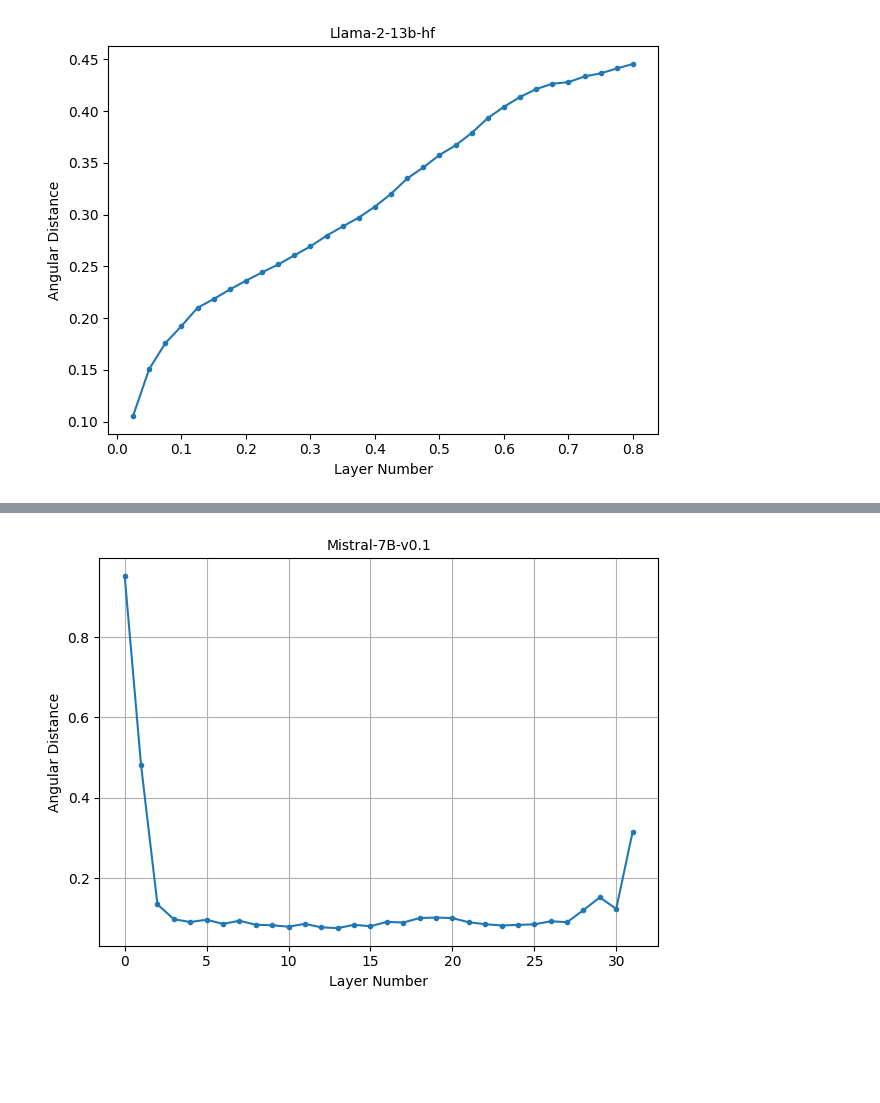
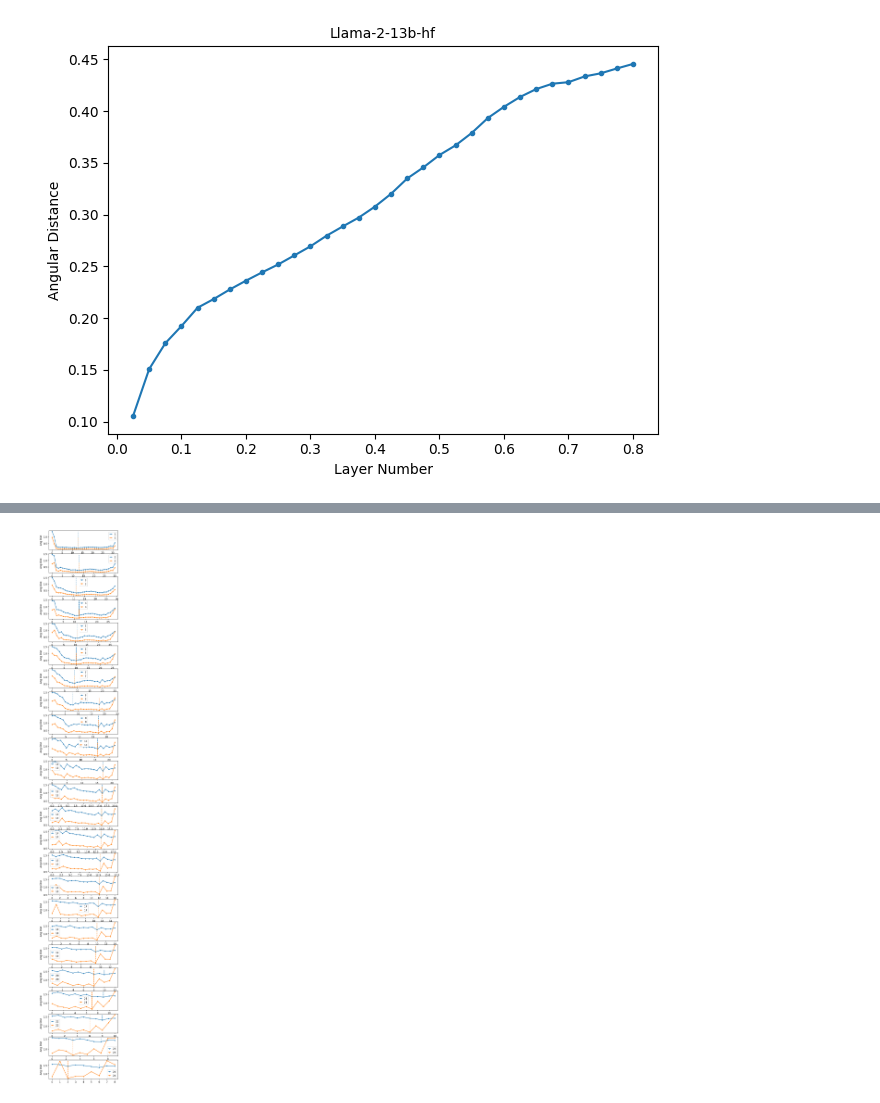
Before and after one commit to hassan-shap/llm-benchmarks, a Jupyter notebook: benchmarks_aws/cossim/pp_cossim.ipynb, the cells around one changed output, grey strips where cells are left out. Drawn from its saved outputs; the diff is of its cells as text; code cells hidden in the pictures; blank space fills up the shorter version.

```diff
--- a/benchmarks_aws/cossim/pp_cossim.ipynb
+++ b/benchmarks_aws/cossim/pp_cossim.ipynb
@@ -369,47 +369,83 @@ plt.show()
 import matplotlib.pyplot as plt
 import numpy as np
 import json
+import os
 
 def file_reader(fname):
     f = open(fname)
     data = json.load(f)
     last_token_sim = np.array(data)
-    # print(last_token_sim.shape)
+    print(last_token_sim.shape)
     f.close()
     return last_token_sim
 
+x_min_mistral = [26, 24, 23, 23, 23, 22, 21, 21, 20, 20, 19, 17, 17, 16, 13, 13, 11, 8, 8, 6, 6, 5, 4, 3]
+
 model_name = "mistralai/Mistral-7B-v0.1"
 out_dir = "/home/ubuntu/data/llm-benchmarks/e2e_cossim/skip_data/"
-fname = out_dir+ f"l_1_output_c4_{model_name.split('/')[-1]}.json"
 
 num_layers = 32
 # step_list = np.arange(1,0.8*num_layers+1).astype(int)
-# colors = plt.cm.viridis(np.linspace(0,1,1+len(step_list)))
+colors = plt.cm.viridis(np.linspace(0,1,25))
 x_min = []
 y_mid = []
 
+file_dir = "../../forward pass/avg_data/"
+fname = file_dir + f"avg_c4_{model_name.split('/')[-1]}.json"
+f = open(fname)
+sim_ineternal_avg = json.load(f)
+f.close()
 
-similarity_list = file_reader(fname)
 # print(len(similarity["1"]))
 # mean_sim = []
+x_min_list = []
+plt.figure(figsize=(5,40))
+# plt.subplot(24,1)
+# for block_size in range(0,num_layers):
+for block_size in range(1,25):
+    # print(block_size)
 
-plt.figure()#figsize=(5,2))
-# for idx, similarity in enumerate(similarity_list):
-#     # y =  np.arccos(np.array(similarity[f"{step}"])).mean(axis=0)/np.pi
-#     # y_mid.append(y[-2])
-#     # plt.plot()
-#     mean.sim.append()
+    fname = out_dir+ f"l_{block_size}_tf_output_c4_{model_name.split('/')[-1]}.json"
+    if os.path.exists(fname):
+        plt.subplot(24,1,block_size)
+        similarity_list = file_reader(fname)
+        x = np.arange(num_layers-block_size+1)
+        y = np.arccos(similarity_list).mean(axis=1)
+        plt.plot(x,y,".-", label=f"{block_size}") #,color = colors[block_size],
 
-plt.plot(np.arange(num_layers),np.arccos(similarity_list).mean(axis=1),".-")
+        idx_min = np.argmin(y)
+        x_min = x[idx_min]
+        y_min = y[idx_min]
+        x_min_list.append(x_min)
+        plt.plot([x_min,x_min], [y_min,y.max()],"--", color ="C0")
 
-plt.xlabel("Layer Number")# (similarity btw in and out of [x,x+1,x+2])")
-plt.ylabel("Angular Distance")
-plt.title(f"{model_name.split('/')[-1]}", fontsize= 10)
-plt.grid()
-# plt.xlim(15.5,27.5)
-# plt.ylim(0.05,0.25)
-# plt.legend(bbox_to_anchor=(1.2, 1.0))
-plt.tight_layout()
-# plt.savefig(f"c4_{model_name.split('/')[-1]}.png")
-plt.show()
+    fname = out_dir+ f"l_{block_size}_output_c4_{model_name.split('/')[-1]}.json"
+    if os.path.exists(fname):
+        plt.subplot(24,1,block_size)
+        similarity_list = file_reader(fname)
+        x = np.arange(num_layers-block_size+1)
+        y = np.arccos(similarity_list).mean(axis=1)
+        plt.plot(x,y,".-", label=f"{block_size}") #,color = colors[block_size],
+
+        idx_min = np.argmin(y)
+        x_min = x[idx_min]
+        y_min = y[idx_min]
+        plt.plot([x_min,x_min], [y_min,y.max()],"--", color ="C1")
+
+
+        # sim_plot = np.array(sim_ineternal_avg[block_size-1])
+        # plt.plot(np.arange(num_layers-block_size+1),sim_plot,".-")
+        # plt.plot(x_min_mistral[block_size-1]*np.array([1,1]),[y_min,y.max()],"--", color ="C1")
+        plt.legend(handlelength=1.)
+        plt.ylabel("Ang Dist")
+    # plt.xlabel("Layer Number")# (similarity btw in and out of [x,x+1,x+2])")
+    # plt.title(f"{model_name.split('/')[-1]}", fontsize= 10)
+    # plt.grid()
+        # plt.xlim(15.5,27.5)
+        # plt.ylim(0.05,0.25)
+        # plt.legend(handlelength=1)#bbox_to_anchor=(1.2, 1.0))
+    # plt.tight_layout()
+    # plt.title(f"{block_size}")
+        # plt.savefig(f"c4_{model_name.split('/')[-1]}.png")
+        # plt.show()
 # %% [output]
@@ -416 +469 @@ plt.show()
-[figure, old version]
+[figure, new version]
```
Also changed, not shown: parts of 3 cells of this notebook, 1 other file.
